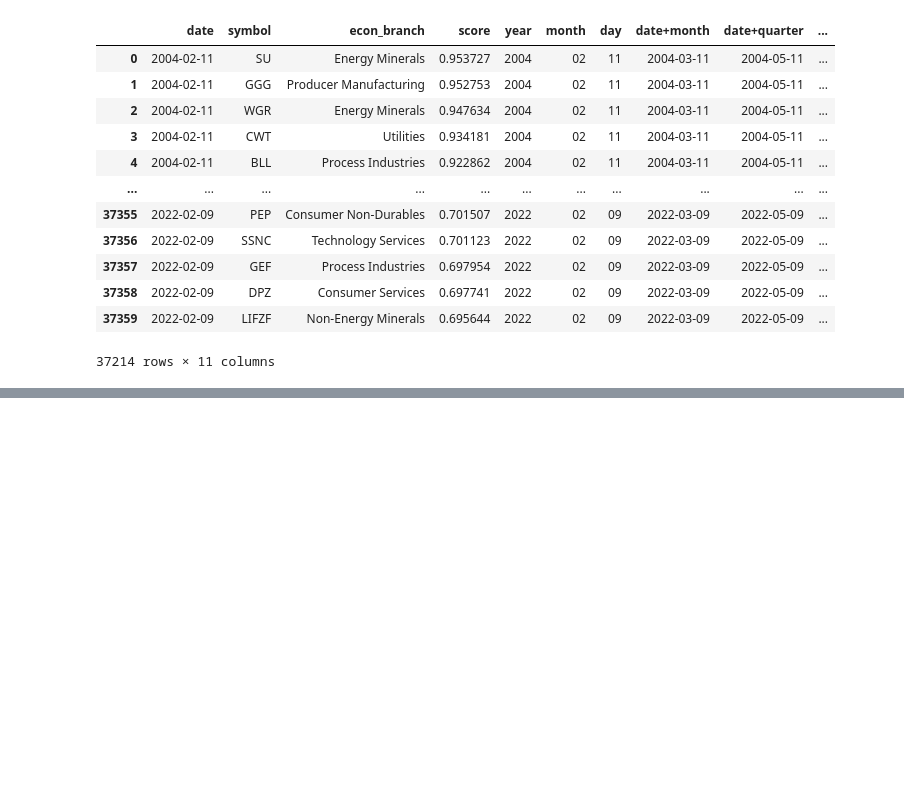
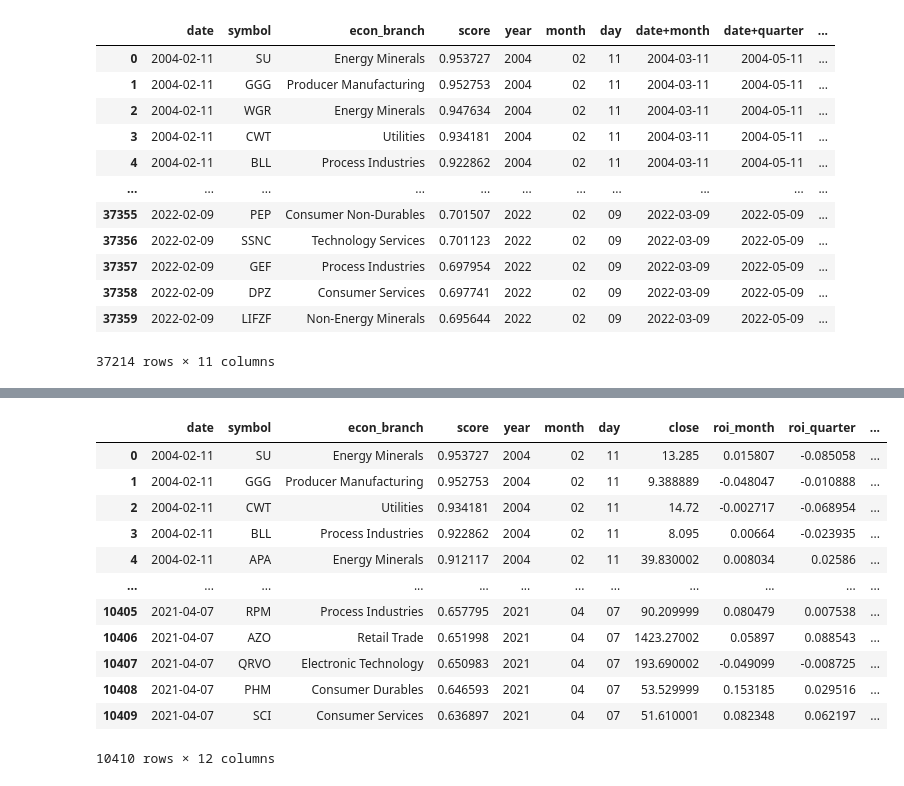
Before and after one commit to MilkSilk/ML_finance, a Jupyter notebook: data_exploration_preparation.ipynb, the cells around one changed output, grey strips where cells are left out. Saved outputs shown, nothing was run; the diff lists cells and outputs as text; code cells hidden in the pictures; blank space fills up the shorter version.

```diff
--- a/data_exploration_preparation.ipynb
+++ b/data_exploration_preparation.ipynb
@@ -599,6 +599,3 @@ data
 | 37358 | 2022-02-09 | DPZ | Consumer Services | 0.697741 | 2022 | 02 | 09 | 2022-03-09 | 2022-05-09 | ... |
 | 37359 | 2022-02-09 | LIFZF | Non-Energy Minerals | 0.695644 | 2022 | 02 | 09 | 2022-03-09 | 2022-05-09 | ... |
 37214 rows × 11 columns
-# %%
-for index, row in data.iterrows():
-    print(row['c1'], row['c2'])
@@ -606,0 +619,3 @@ for index, row in data.iterrows():
+# %%
+data_stocks = copy.deepcopy(data)
+data_stocks
@@ -606,0 +686,4 @@ for index, row in data.iterrows():
+# %%
+stock_data = stock_data.reset_index()
+stock_data["date"] = stock_data["date"].apply(pd.to_datetime)
+stock_data
@@ -606,0 +704,16 @@ for index, row in data.iterrows():
+# %%
+data_stocks = data_stocks.merge(stock_data, on=["symbol", "date"])
+
+stock_data = stock_data.rename({"date": "date+month", "close": "close_month"}, axis=1)
+data_stocks = data_stocks.merge(stock_data, on=["symbol", "date+month"])
+
+stock_data = stock_data.rename({"date+month": "date+quarter", "close_month": "close_quarter"}, axis=1)
+data_stocks = data_stocks.merge(stock_data, on=["symbol", "date+quarter"])
+
+stock_data = stock_data.rename({"date+quarter": "date+halfyear", "close_quarter": "close_halfyear"}, axis=1)
+data_stocks = data_stocks.merge(stock_data, on=["symbol", "date+halfyear"])
+
+stock_data = stock_data.rename({"date+halfyear": "date+year", "close_halfyear": "close_year"}, axis=1)
+data_stocks = data_stocks.merge(stock_data, on=["symbol", "date+year"])
+
+data_stocks
@@ -606,0 +734,24 @@ for index, row in data.iterrows():
+# %%
+data_stocks = data_stocks.rename({"close_month": "roi_month",	"close_quarter": "roi_quarter",	"close_halfyear": "roi_halfyear", "close_year": "roi_year"}, axis=1)
+data_stocks["roi_month"] = (data_stocks["roi_month"]-data_stocks["close"])/data_stocks["close"]
+data_stocks["roi_quarter"] = (data_stocks["roi_quarter"]-data_stocks["close"])/data_stocks["close"]
+data_stocks["roi_halfyear"] = (data_stocks["roi_halfyear"]-data_stocks["close"])/data_stocks["close"]
+data_stocks["roi_year"] = (data_stocks["roi_year"]-data_stocks["close"])/data_stocks["close"]
+
+data_stocks = data_stocks.drop(columns=["date+month", "date+quarter", "date+halfyear", "date+year"])
+
+data_stocks
+# %% [output]
+|  | date | symbol | econ_branch | score | year | month | day | close | roi_month | roi_quarter | ... |
+| 0 | 2004-02-11 | SU | Energy Minerals | 0.953727 | 2004 | 02 | 11 | 13.285 | 0.015807 | -0.085058 | ... |
+| 1 | 2004-02-11 | GGG | Producer Manufacturing | 0.952753 | 2004 | 02 | 11 | 9.388889 | -0.048047 | -0.010888 | ... |
+| 2 | 2004-02-11 | CWT | Utilities | 0.934181 | 2004 | 02 | 11 | 14.72 | -0.002717 | -0.068954 | ... |
+| 3 | 2004-02-11 | BLL | Process Industries | 0.922862 | 2004 | 02 | 11 | 8.095 | 0.00664 | -0.023935 | ... |
+| 4 | 2004-02-11 | APA | Energy Minerals | 0.912117 | 2004 | 02 | 11 | 39.830002 | 0.008034 | 0.02586 | ... |
+| ... | ... | ... | ... | ... | ... | ... | ... | ... | ... | ... | ... |
+| 10405 | 2021-04-07 | RPM | Process Industries | 0.657795 | 2021 | 04 | 07 | 90.209999 | 0.080479 | 0.007538 | ... |
+| 10406 | 2021-04-07 | AZO | Retail Trade | 0.651998 | 2021 | 04 | 07 | 1423.27002 | 0.05897 | 0.088543 | ... |
+| 10407 | 2021-04-07 | QRVO | Electronic Technology | 0.650983 | 2021 | 04 | 07 | 193.690002 | -0.049099 | -0.008725 | ... |
+| 10408 | 2021-04-07 | PHM | Consumer Durables | 0.646593 | 2021 | 04 | 07 | 53.529999 | 0.153185 | 0.029516 | ... |
+| 10409 | 2021-04-07 | SCI | Consumer Services | 0.636897 | 2021 | 04 | 07 | 51.610001 | 0.082348 | 0.062197 | ... |
+10410 rows × 12 columns
```
Also changed, not shown: parts of 9 cells of this notebook.
